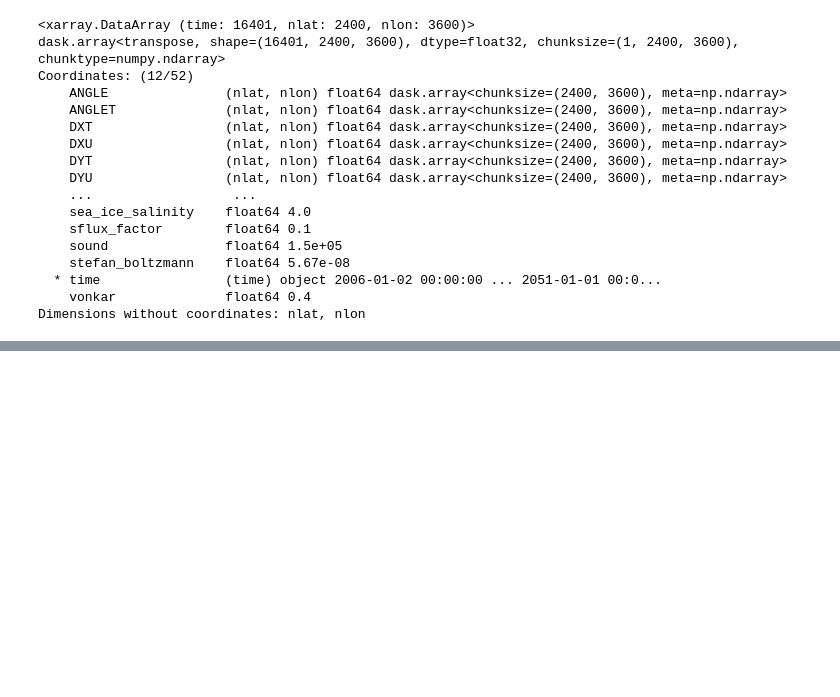
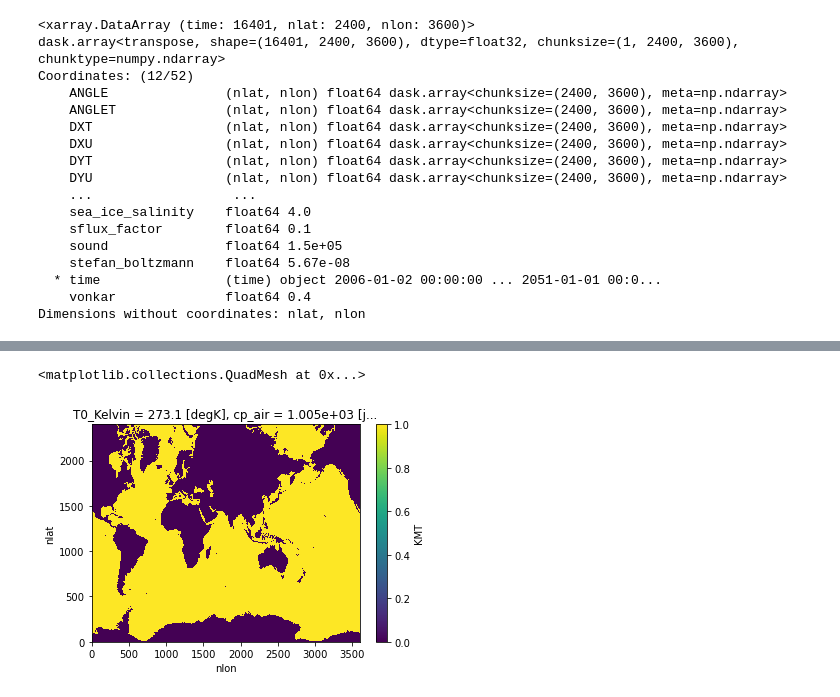
Before and after one commit to oceanhackweek/ohw22-proj-gcmfilters, a Jupyter notebook: KE_NCAR.ipynb, the cells around one changed output, grey strips where cells are left out. Cells and saved outputs as stored; diff of their text form; code cells hidden in the pictures; blank space fills up the shorter version.

```diff
--- a/KE_NCAR.ipynb
+++ b/KE_NCAR.ipynb
@@ -163,0 +213,11 @@ plt.savefig("KE_NCAR_111km_log.png")
+# %%
+# Using erosion to expand the wet mask ever so slightly
+from skimage.morphology import dilation, erosion, disk
+
+mask_pop = xr.where(ds['KMT']>0, 1, 0)
+mask_pop.data = erosion(mask_pop, selem=disk(1))
+# %%
+mask_pop.plot()
+# %% [output]
+<matplotlib.collections.QuadMesh at 0x...>
+[figure, added]
```
Also changed, not shown: parts of 22 cells of this notebook.
